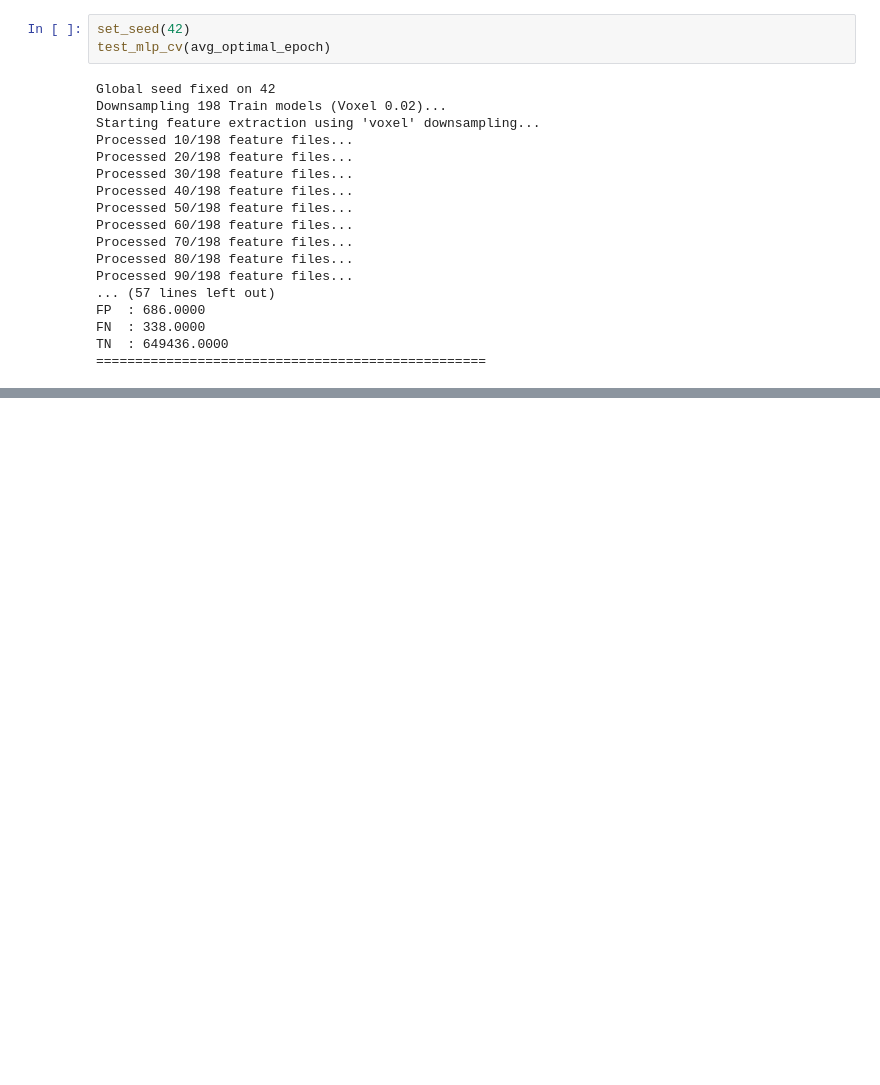
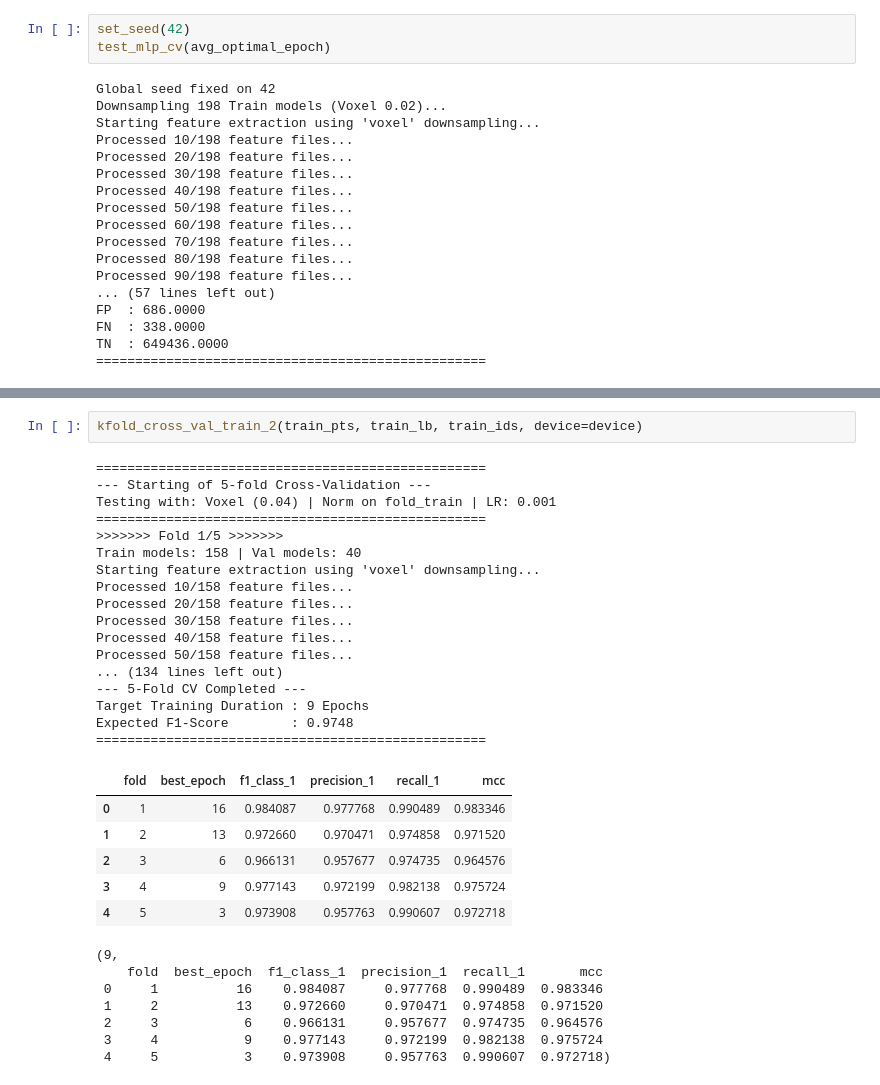
Before and after one commit to mmando73/ter-abc-challenge, a Jupyter notebook: notebooks/MLP_downsampling_v2_cross_validation.ipynb, the cells around one changed output, grey strips where cells are left out. Drawn from its saved outputs; the diff is of its cells as text; blank space fills up the shorter version.

```diff
--- a/notebooks/MLP_downsampling_v2_cross_validation.ipynb
+++ b/notebooks/MLP_downsampling_v2_cross_validation.ipynb
@@ -1038,0 +1520,33 @@ TN  : 649436.0000
+# %%
+kfold_cross_val_train_2(train_pts, train_lb, train_ids, device=device)
+# %% [output]
+==================================================
+--- Starting of 5-fold Cross-Validation ---
+Testing with: Voxel (0.04) | Norm on fold_train | LR: 0.001
+==================================================
+>>>>>>> Fold 1/5 >>>>>>>
+Train models: 158 | Val models: 40
+Starting feature extraction using 'voxel' downsampling...
+Processed 10/158 feature files...
+Processed 20/158 feature files...
+Processed 30/158 feature files...
+Processed 40/158 feature files...
+Processed 50/158 feature files...
+... (134 lines left out)
+--- 5-Fold CV Completed ---
+Target Training Duration : 9 Epochs
+Expected F1-Score        : 0.9748
+==================================================
+|  | fold | best_epoch | f1_class_1 | precision_1 | recall_1 | mcc |
+| 0 | 1 | 16 | 0.984087 | 0.977768 | 0.990489 | 0.983346 |
+| 1 | 2 | 13 | 0.972660 | 0.970471 | 0.974858 | 0.971520 |
+| 2 | 3 | 6 | 0.966131 | 0.957677 | 0.974735 | 0.964576 |
+| 3 | 4 | 9 | 0.977143 | 0.972199 | 0.982138 | 0.975724 |
+| 4 | 5 | 3 | 0.973908 | 0.957763 | 0.990607 | 0.972718 |
+(9,
+    fold  best_epoch  f1_class_1  precision_1  recall_1       mcc
+ 0     1          16    0.984087     0.977768  0.990489  0.983346
+ 1     2          13    0.972660     0.970471  0.974858  0.971520
+ 2     3           6    0.966131     0.957677  0.974735  0.964576
+ 3     4           9    0.977143     0.972199  0.982138  0.975724
+ 4     5           3    0.973908     0.957763  0.990607  0.972718)
```
Also changed, not shown: parts of 8 cells of this notebook.
